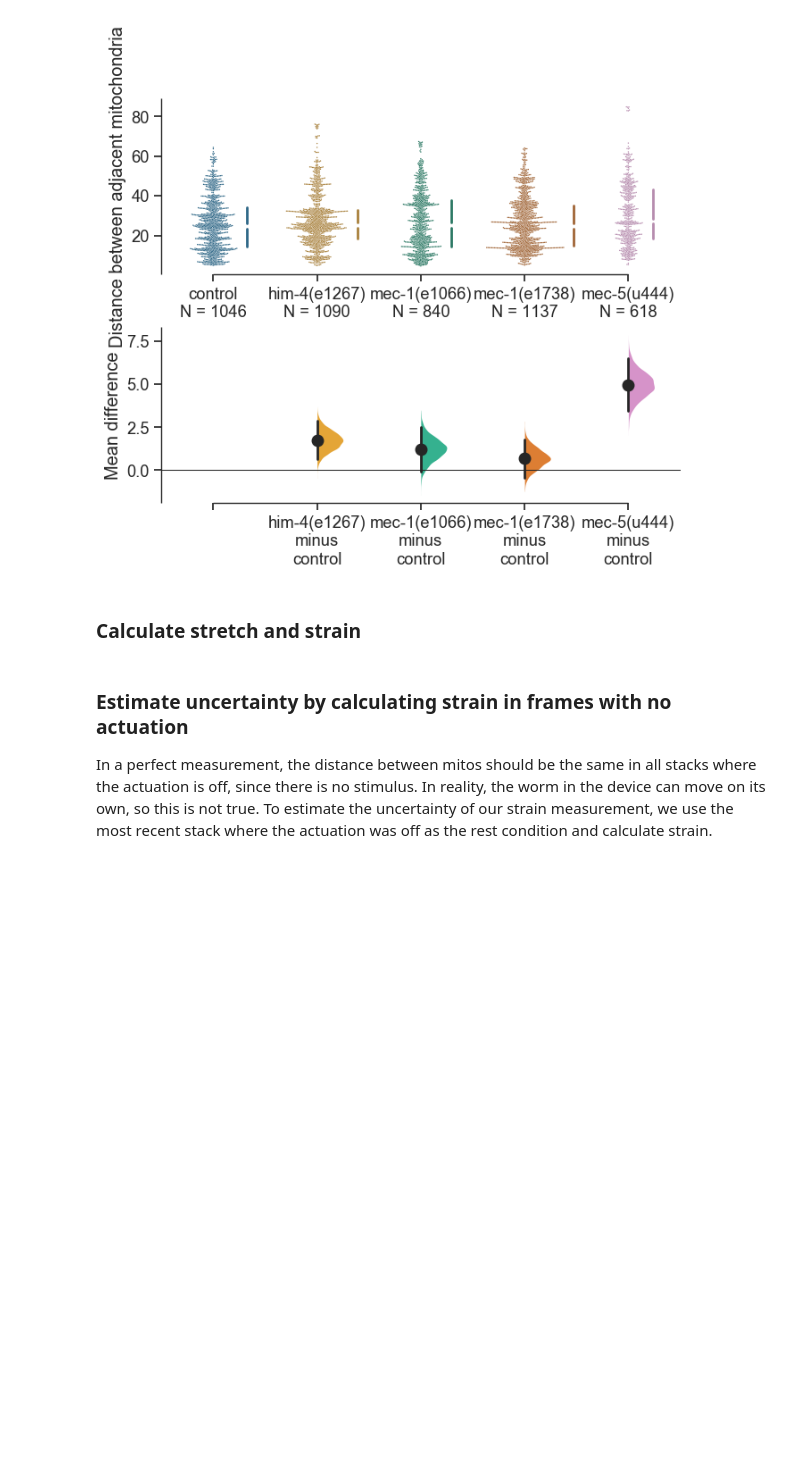
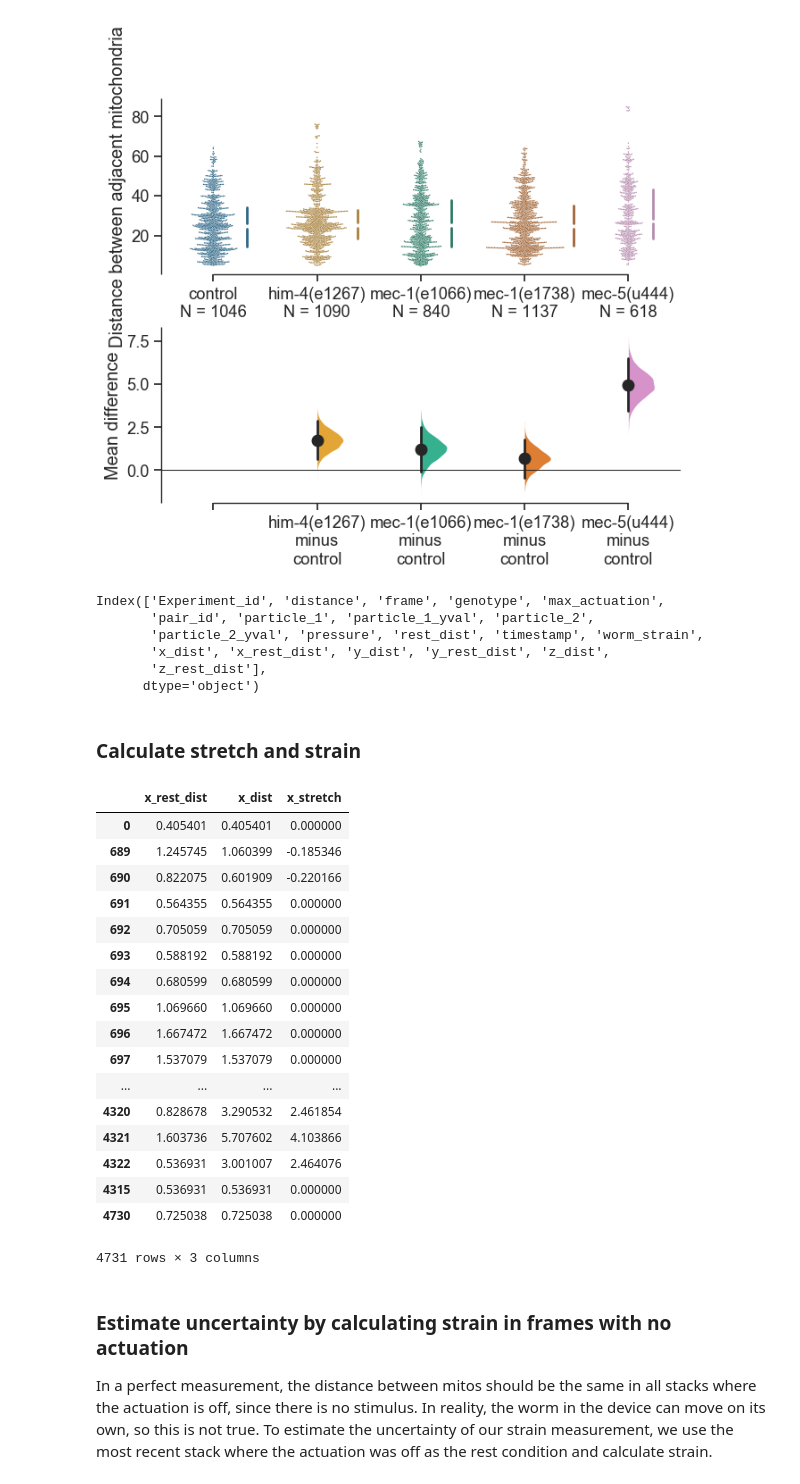
Before and after one commit to anekimken/SSN_ImageAnalysis, a Jupyter notebook: Notebooks/Displacement and Strain Plots.ipynb, the cells around one changed output. Cells and saved outputs as stored; diff of their text form; code cells hidden in the pictures; blank space fills up the shorter version.

```diff
--- a/Notebooks/Displacement and Strain Plots.ipynb
+++ b/Notebooks/Displacement and Strain Plots.ipynb
@@ -638,6 +619,15 @@ Name: distance, dtype: float64
 | 2 | control | mec-1(e1738) | 1046 | 1137 | mean difference | False | 0.689366 | 95 | -0.452879 | 1.802407 | ... |
 | 3 | control | mec-5(u444) | 1046 | 618 | mean difference | False | 4.971606 | 95 | 3.455586 | 6.511115 | ... |
 [figure]
+# %%
+mito_pair_df.columns
+# %% [output]
+Index(['Experiment_id', 'distance', 'frame', 'genotype', 'max_actuation',
+       'pair_id', 'particle_1', 'particle_1_yval', 'particle_2',
+       'particle_2_yval', 'pressure', 'rest_dist', 'timestamp', 'worm_strain',
+       'x_dist', 'x_rest_dist', 'y_dist', 'y_rest_dist', 'z_dist',
+       'z_rest_dist'],
+      dtype='object')
 # %% [markdown]
 ### Calculate stretch and strain
 # %%
@@ -656,3 +658,24 @@ mito_pair_df['green_strain'] = mito_pair_df.apply(calc_strain, axis=1)
+# %%
+mito_pair_df[['x_rest_dist', 'x_dist', 'x_stretch']]
+# %% [output]
+|  | x_rest_dist | x_dist | x_stretch |
+| 0 | 0.405401 | 0.405401 | 0.000000 |
+| 689 | 1.245745 | 1.060399 | -0.185346 |
+| 690 | 0.822075 | 0.601909 | -0.220166 |
+| 691 | 0.564355 | 0.564355 | 0.000000 |
+| 692 | 0.705059 | 0.705059 | 0.000000 |
+| 693 | 0.588192 | 0.588192 | 0.000000 |
+| 694 | 0.680599 | 0.680599 | 0.000000 |
+| 695 | 1.069660 | 1.069660 | 0.000000 |
+| 696 | 1.667472 | 1.667472 | 0.000000 |
+| 697 | 1.537079 | 1.537079 | 0.000000 |
+| ... | ... | ... | ... |
+| 4320 | 0.828678 | 3.290532 | 2.461854 |
+| 4321 | 1.603736 | 5.707602 | 4.103866 |
+| 4322 | 0.536931 | 3.001007 | 2.464076 |
+| 4315 | 0.536931 | 0.536931 | 0.000000 |
+| 4730 | 0.725038 | 0.725038 | 0.000000 |
+4731 rows × 3 columns
 # %% [markdown]
 ### Estimate uncertainty by calculating strain in frames with no actuation
 In a perfect measurement, the distance between mitos should be the same in all stacks where the actuation is off, since there is no stimulus. In reality, the worm in the device can move on its own, so this is not true. To estimate the uncertainty of our strain measurement, we use the most recent stack where the actuation was off as the rest condition and calculate strain.
```
Also changed, not shown: parts of 10 cells of this notebook.
